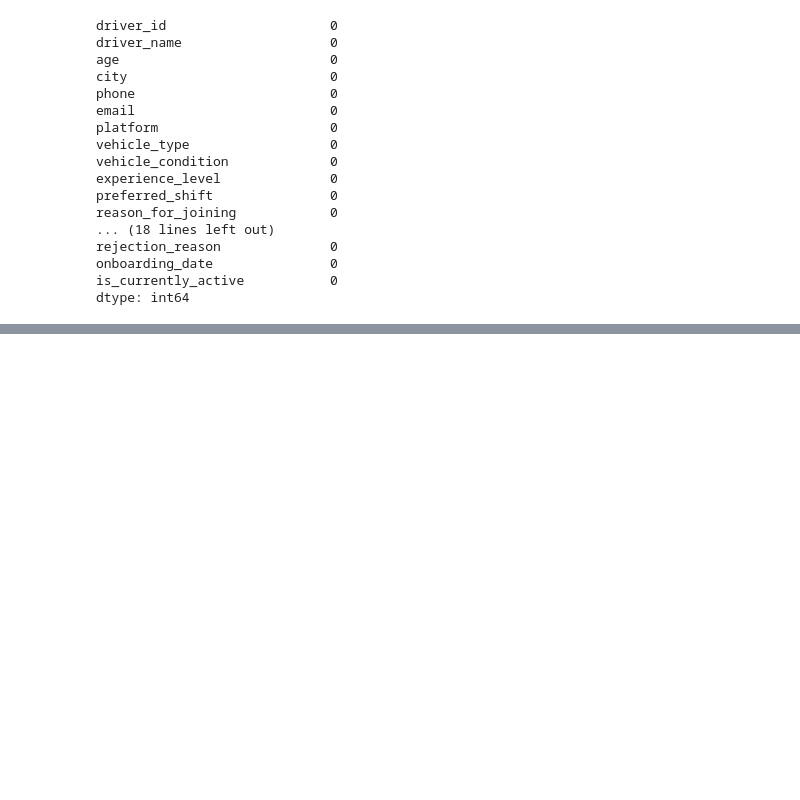
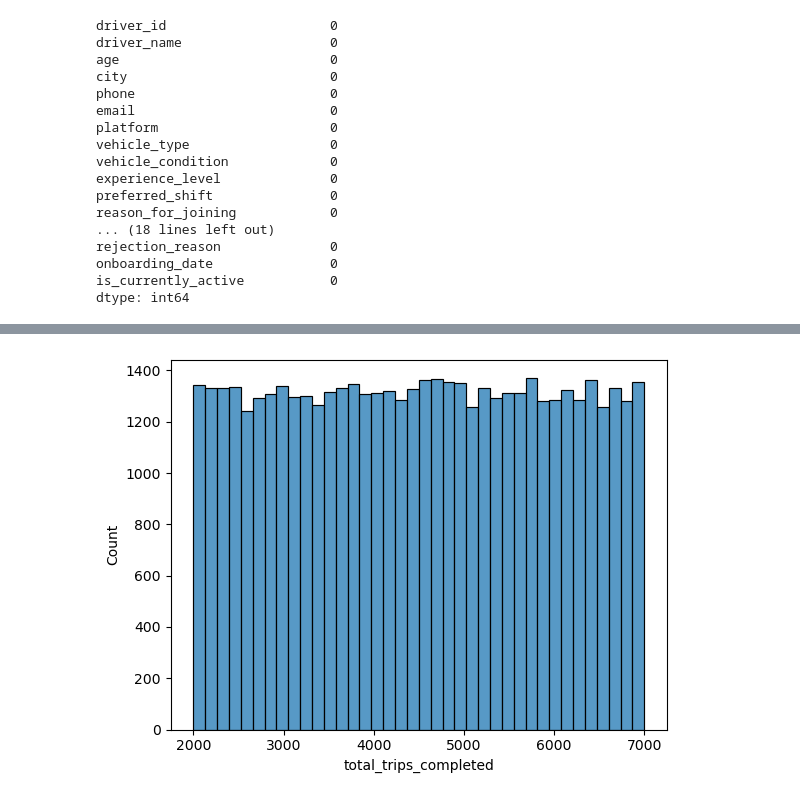
Before and after one commit to UgoChikezie2/Ugo_Chikezie_Project_Files, a Jupyter notebook: uber_rapido_driver_dirty.ipynb, the cells around one changed output, grey strips where cells are left out. Cells and saved outputs as stored; diff of their text form; code cells hidden in the pictures; blank space fills up the shorter version.

```diff
--- a/uber_rapido_driver_dirty.ipynb
+++ b/uber_rapido_driver_dirty.ipynb
@@ -1228,0 +1230,10 @@ df.to_csv("uber_rapido_driver_cleaned.csv",index=False)
+# %%
+## This code gives a visual representation of the values of total_trips_completed using a Histogram.
+
+import seaborn as sns
+import matplotlib.pyplot as plt
+
+sns.histplot(data=df, x='total_trips_completed')
+plt.show()
+# %% [output]
+[figure, added]
```
Also changed, not shown: parts of 43 cells of this notebook.
